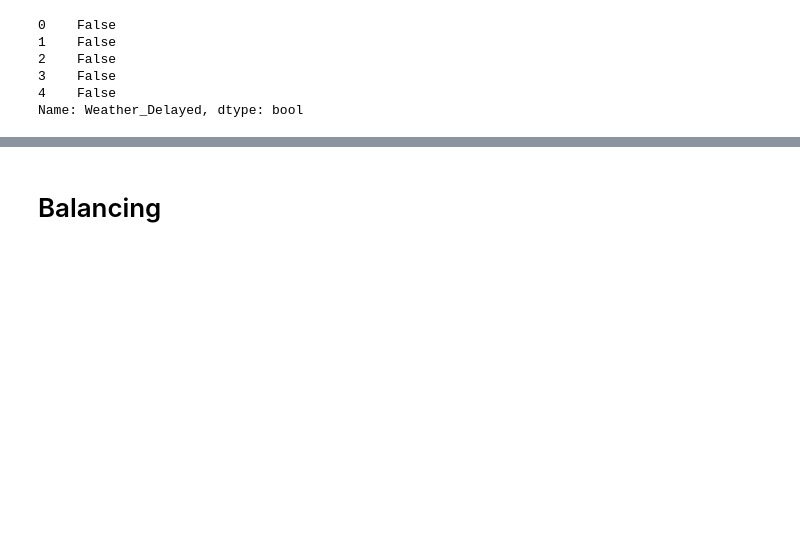
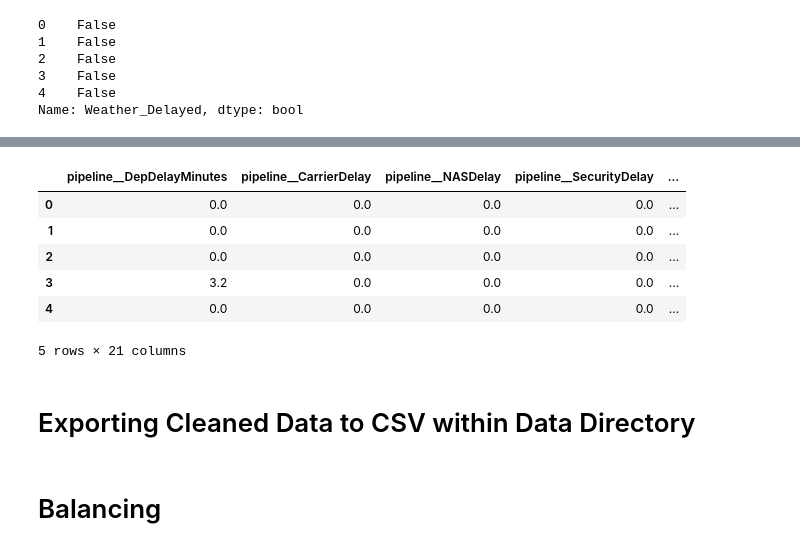
Before and after one commit to diego-mogollon/lateguru, a Jupyter notebook: notebooks/Data_Processing_C.ipynb, the cells around one changed output, grey strips where cells are left out. Drawn from its saved outputs; the diff is of its cells as text; code cells hidden in the pictures; blank space fills up the shorter version.

```diff
--- a/notebooks/Data_Processing_C.ipynb
+++ b/notebooks/Data_Processing_C.ipynb
@@ -311 +307,13 @@ X_test_rs.head(20)
 20 rows × 21 columns
+# %%
+X_test_preproc.head()
+# %% [output]
+|  | pipeline__DepDelayMinutes | pipeline__CarrierDelay | pipeline__NASDelay | pipeline__SecurityDelay | ... |
+| 0 | 0.0 | 0.0 | 0.0 | 0.0 | ... |
+| 1 | 0.0 | 0.0 | 0.0 | 0.0 | ... |
+| 2 | 0.0 | 0.0 | 0.0 | 0.0 | ... |
+| 3 | 3.2 | 0.0 | 0.0 | 0.0 | ... |
+| 4 | 0.0 | 0.0 | 0.0 | 0.0 | ... |
+5 rows × 21 columns
+# %% [markdown]
+# Exporting Cleaned Data to CSV within Data Directory
```
Also changed, not shown: parts of 45 cells of this notebook.
